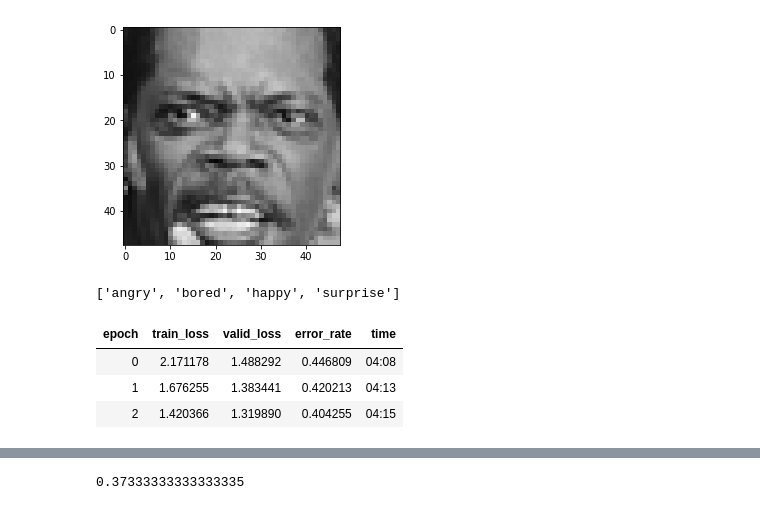
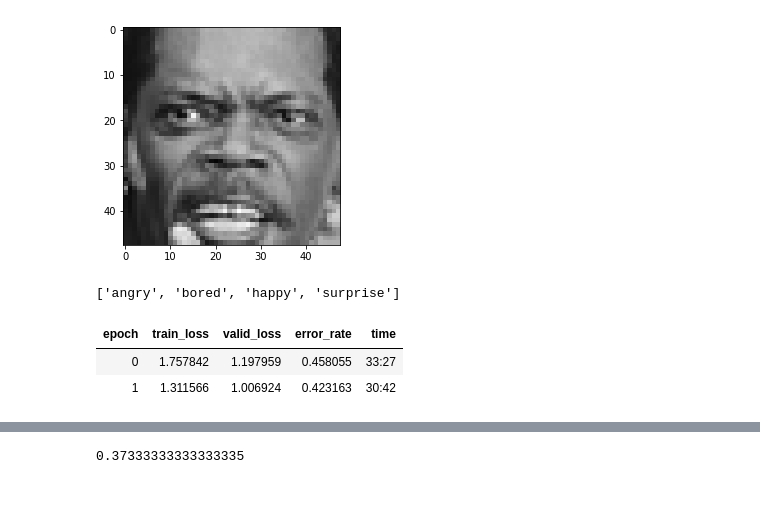
Before and after one commit to sky7725/design-thinking, a Jupyter notebook: 測試用.ipynb, the cells around one changed output, grey strips where cells are left out. Saved outputs shown, nothing was run; the diff lists cells and outputs as text; code cells hidden in the pictures.

```diff
--- a/測試用.ipynb
+++ b/測試用.ipynb
@@ -183,12 +181,11 @@ np.zeros(shape=(48,48))
 # %%
 data.show_batch(rows=3, figsize=(20,20))
 # %%
-learn = cnn_learner(data, models.resnet34, metrics=error_rate)
+learn = cnn_learner(data, models.resnet34, metrics=error_rate,opt_func=optim.Adam)
 # %%
-learn.fit_one_cycle(3)
+learn.fit_one_cycle(2)
 # %% [output]
 | epoch | train_loss | valid_loss | error_rate | time |
-| 0 | 2.171178 | 1.488292 | 0.446809 | 04:08 |
-| 1 | 1.676255 | 1.383441 | 0.420213 | 04:13 |
-| 2 | 1.420366 | 1.319890 | 0.404255 | 04:15 |
+| 0 | 1.757842 | 1.197959 | 0.458055 | 33:27 |
+| 1 | 1.311566 | 1.006924 | 0.423163 | 30:42 |
 # %%
```
Also changed, not shown: parts of 19 cells of this notebook.
